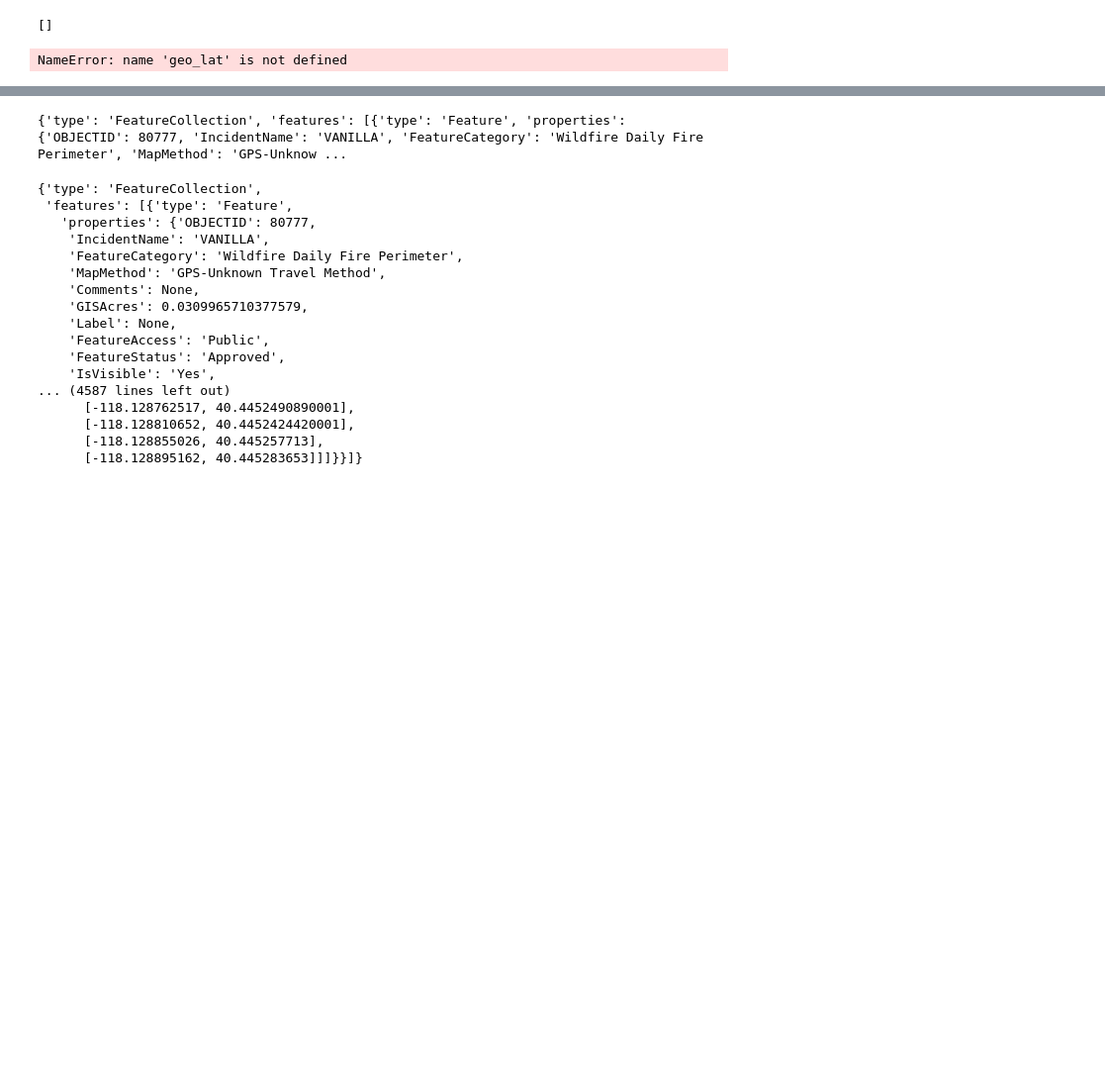
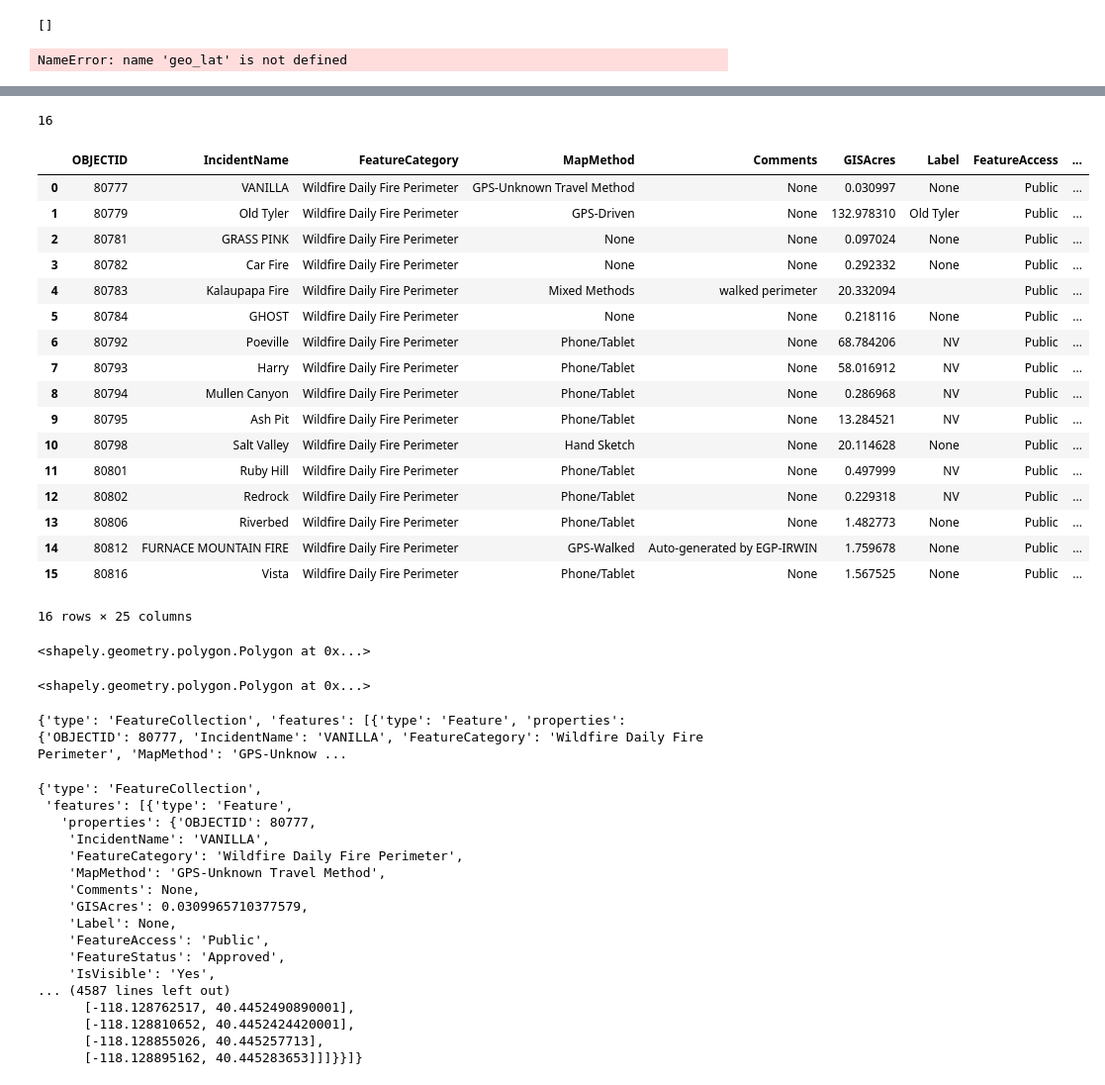
Before and after one commit to lchutny/wildfireplus, a Jupyter notebook: website/mapping.ipynb, the cells around one changed output, grey strips where cells are left out. Shown at 99% size. Saved outputs shown, nothing was run; the diff lists cells and outputs as text; code cells hidden in the pictures; blank space fills up the shorter version.

Commit message:
testing polygon codes

```diff
--- a/website/mapping.ipynb
+++ b/website/mapping.ipynb
@@ -145,0 +303,14 @@ from pyproj import Proj
+# %%
+def linestring_to_points(feature,line):
+    return {feature:line.coords}
+
+datalist['points'] = datalist.apply(lambda l: linestring_to_points(l['OBJECTID'],l['geometry']),axis=1)
+# %%
+import json
+with open(url) as f:
+    data = json.load(f)
+for feature in data['features']:
+    print(feature['properties'])
+# %%
+def poly_to_points(feature,poly):
+    return {feature:poly.coords}
@@ -145,0 +343,2 @@ from pyproj import Proj
+# %%
+datalist['points'] = datalist.apply(lambda p: poly_to_points(p["OBJECTI"],p['geometry']),axis=1)
@@ -145,0 +451,25 @@ from pyproj import Proj
+# %%
+len(datalist)
+# %% [output]
+16
+# %%
+datalist
+# %% [output]
+|  | OBJECTID | IncidentName | FeatureCategory | MapMethod | Comments | GISAcres | Label | FeatureAccess | ... |
+| 0 | 80777 | VANILLA | Wildfire Daily Fire Perimeter | GPS-Unknown Travel Method | None | 0.030997 | None | Public | ... |
+| 1 | 80779 | Old Tyler | Wildfire Daily Fire Perimeter | GPS-Driven | None | 132.978310 | Old Tyler | Public | ... |
+| 2 | 80781 | GRASS PINK | Wildfire Daily Fire Perimeter | None | None | 0.097024 | None | Public | ... |
+| 3 | 80782 | Car Fire | Wildfire Daily Fire Perimeter | None | None | 0.292332 | None | Public | ... |
+| 4 | 80783 | Kalaupapa Fire | Wildfire Daily Fire Perimeter | Mixed Methods | walked perimeter | 20.332094 |  | Public | ... |
+| 5 | 80784 | GHOST | Wildfire Daily Fire Perimeter | None | None | 0.218116 | None | Public | ... |
+| 6 | 80792 | Poeville | Wildfire Daily Fire Perimeter | Phone/Tablet | None | 68.784206 | NV | Public | ... |
+| 7 | 80793 | Harry | Wildfire Daily Fire Perimeter | Phone/Tablet | None | 58.016912 | NV | Public | ... |
+| 8 | 80794 | Mullen Canyon | Wildfire Daily Fire Perimeter | Phone/Tablet | None | 0.286968 | NV | Public | ... |
+| 9 | 80795 | Ash Pit | Wildfire Daily Fire Perimeter | Phone/Tablet | None | 13.284521 | NV | Public | ... |
+| 10 | 80798 | Salt Valley | Wildfire Daily Fire Perimeter | Hand Sketch | None | 20.114628 | None | Public | ... |
+| 11 | 80801 | Ruby Hill | Wildfire Daily Fire Perimeter | Phone/Tablet | None | 0.497999 | NV | Public | ... |
+| 12 | 80802 | Redrock | Wildfire Daily Fire Perimeter | Phone/Tablet | None | 0.229318 | NV | Public | ... |
+| 13 | 80806 | Riverbed | Wildfire Daily Fire Perimeter | Phone/Tablet | None | 1.482773 | None | Public | ... |
+| 14 | 80812 | FURNACE MOUNTAIN FIRE | Wildfire Daily Fire Perimeter | GPS-Walked | Auto-generated by EGP-IRWIN | 1.759678 | None | Public | ... |
+| 15 | 80816 | Vista | Wildfire Daily Fire Perimeter | Phone/Tablet | None | 1.567525 | None | Public | ... |
+16 rows × 25 columns
@@ -146,3 +478,11 @@ from pyproj import Proj
+# %%
+b
+# %% [output]
+<shapely.geometry.polygon.Polygon at 0x...>
+# %%
+datalist.geometry[0]
+# %% [output]
+<shapely.geometry.polygon.Polygon at 0x...>
 # %%
 	# read JSON on active fire
 	url = 'https://www.fire.ca.gov/umbraco/api/IncidentApi/List?inactive=true'
```
Also changed, not shown: parts of 38 cells of this notebook, 3 other files.
